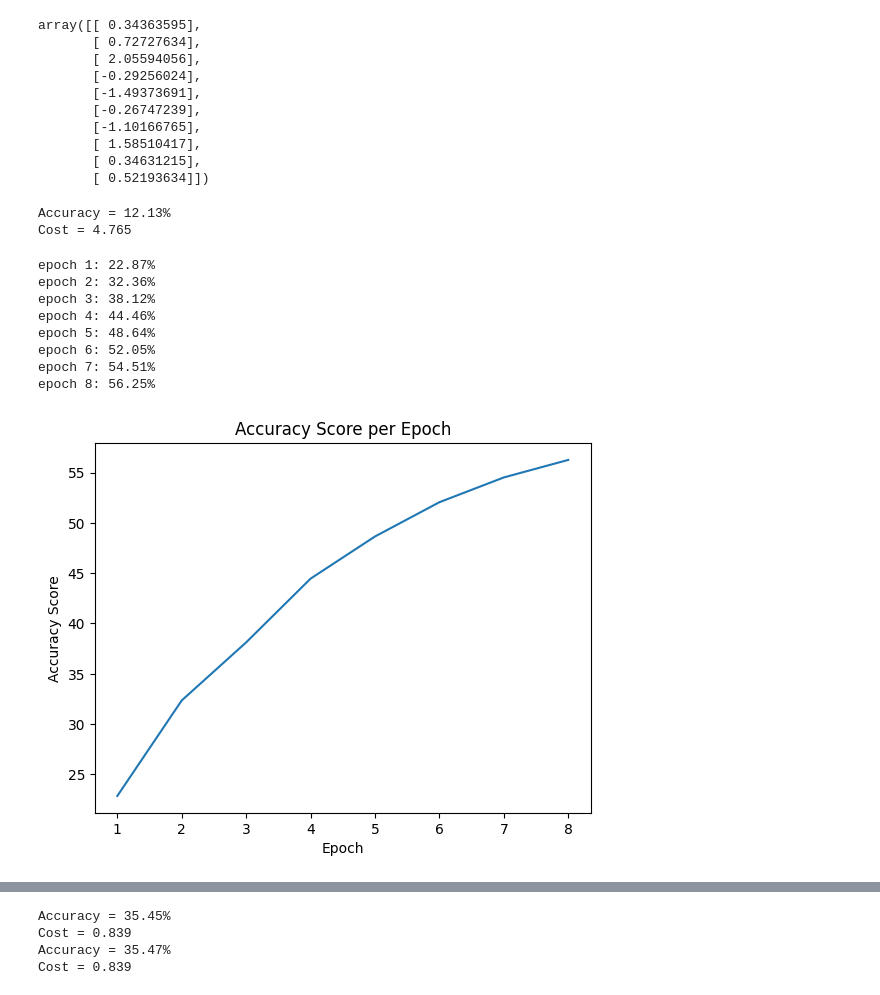
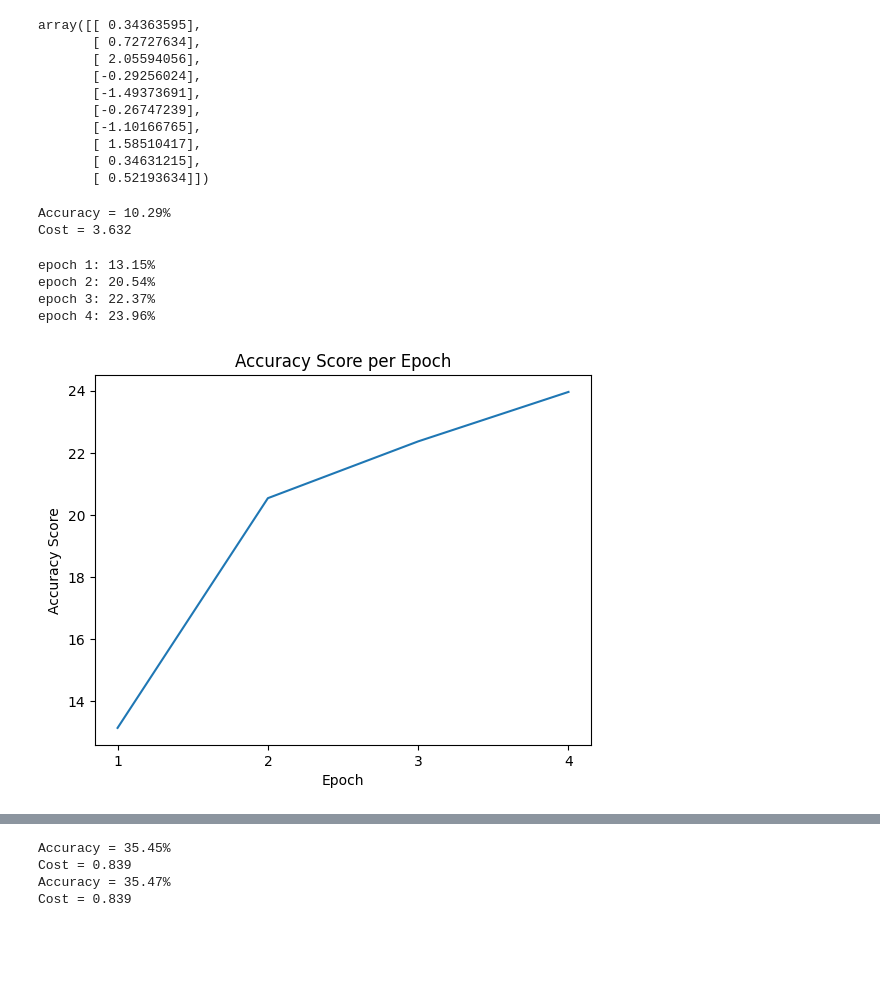
Before and after one commit to Alireza2317/NeuralNet_from_scratch, a Jupyter notebook: app.ipynb, the cells around one changed output, grey strips where cells are left out. Saved outputs shown, nothing was run; the diff lists cells and outputs as text; code cells hidden in the pictures; blank space fills up the shorter version.

```diff
--- a/app.ipynb
+++ b/app.ipynb
@@ -17,7 +17,7 @@ class NeuralNetwork:
 		# number of layers, except the input layer
 		self._L: int = len(layers_structure) - 1
 
-		# calculation the correct number of parameters
+		# calculation of the correct number of parameters
 		self._NUMBER_OF_PARAMS: int = 0
 		for i in range(self._L):
 			# number of weights
@@ -42,15 +42,20 @@ class NeuralNetwork:
 				raise ValueError(f'parameters should be of shape ({self._NUMBER_OF_PARAMS}, 1). Got {s} instead.')
 
 			self.parameters: np.ndarray = parameters
-			#* setting both self.weights and self.biases
+
+			# setting both self.weights and self.biases, based on parameters
 			self.parse_parameters()
+
+		#? if parameters is not passed to __init__ we'll set them randomly
 		else:
-			#? if parameters is not passed to __init__ we'll set them randomly
-			self.weights: list[np.ndarray] = [np.random.random(size=shape) for shape in self._weights_shapes]
-			self.biases: list[np.ndarray] = [np.random.random(size=shape) for shape in self._biases_shapes]
+			self.weights: list[np.ndarray] = [np.random.randn(*shape) for shape in self._weights_shapes]
+			self.biases: list[np.ndarray] = [np.random.randn(*shape) for shape in self._biases_shapes]
+
+			# sets self.parameters, based on weights and biases
+			self.recompute_parameters()
 
 
-		# type of activation
+		#* type of activation
 		# if only a str, apply it to all layers
 		# if a list with size L(number_of_layers except input layer), apply individual activations
 		if type(activation) == str:
@@ -81,12 +86,17 @@ class NeuralNetwork:
 				case _:
 					raise ValueError('activations can be a member of ["sigmoid", "relu", "tanh", "no-activation"]')
 
-		#* initialize all the neurons with zero
+		# initialize all the neurons with zero
 		self.input_layer: np.ndarray = np.zeros((self.layers_structure[0], 1))
 
+		# to initialize all z, and activations
+		self.z_layers = [None for _ in range(self._L)]
+		self.layers = [None for _ in range(self._L)]
+
+		self.feed_forward()
 		# input layer has no z or activation
-		self.z_layers: list[np.ndarray] = [np.zeros(shape=(num, 1)) for num in layers_structure[1:]]
-		self.layers: list[np.ndarray] = [af(z) for af, z in zip(self.activation, self.z_layers)]
+		#self.z_layers: list[np.ndarray] = [np.zeros(shape=(num, 1)) for num in layers_structure[1:]]
+		#self.layers: list[np.ndarray] = [af(z) for af, z in zip(self.activation, self.z_layers)]
 
 
 	def load_input_layer(self, input_vector: np.ndarray) -> None:
@@ -413,6 +423,10 @@ class NeuralNetwork:
 				x_train_batch = batch[1:] # (self.layers_structure[0], mini_batches_size)
 				y_train_batch = batch[0:1] # (1, mini_batches_size)
 
+				# now because y_train_batch holds the labels, and they should be int
+				# int8 is enough because we know labels are single digit ints
+				y_train_batch = y_train_batch.astype(np.int8)
+
 				#* the backprop algorithm will run for each batch, one step downhill towards a local minima
 				#* it also updates the self.layers[-1](output layer)
 				#* and consequently the cost, by running self.feed_forward
@@ -596,10 +608,10 @@ UFuncTypeError: Cannot cast ufunc 'divide' output from dtype('float64') to dtype
 # %%
 np.random.seed(42)
-NN = NeuralNetwork(layers_structure=[784, 16, 16, 10], activation='sigmoid')
+NN = NeuralNetwork(layers_structure=[784, 6, 10], activation='sigmoid')
 
 #weights = [np.random.randn(*shape) * np.sqrt(1. / shape[1]) for shape in NN._weights_shapes]
 #biases = [np.random.randn(*shape) for shape in NN._biases_shapes]
 #NN.init_weights_biases(weights, biases)
-NN.load_params_from_file(filename='randomparams')
+#NN.load_params_from_file(filename='randomparams')
 NN.parameters[:10]
 # %% [output]
@@ -629,17 +641,13 @@ array([[ 0.34363595],
 # %%
 NN.print_stat(x_test, y_test)
 # %% [output]
-Accuracy = 12.13%
-Cost = 4.765
+Accuracy = 10.29%
+Cost = 3.632
 # %%
-NN.train(x_train, y_train, number_of_epochs=8, mini_batches_size=120, learning_rate=0.2, constant_lr=False)
+NN.train(x_train, y_train, number_of_epochs=4, mini_batches_size=400, learning_rate=0.3, constant_lr=False)
 # %% [output]
-epoch 1: 22.87%
-epoch 2: 32.36%
-epoch 3: 38.12%
-epoch 4: 44.46%
-epoch 5: 48.64%
-epoch 6: 52.05%
-epoch 7: 54.51%
-epoch 8: 56.25%
+epoch 1: 13.15%
+epoch 2: 20.54%
+epoch 3: 22.37%
+epoch 4: 23.96%
-[figure, old version]
+[figure, new version]
```
Also changed, not shown: parts of 3 cells of this notebook.
